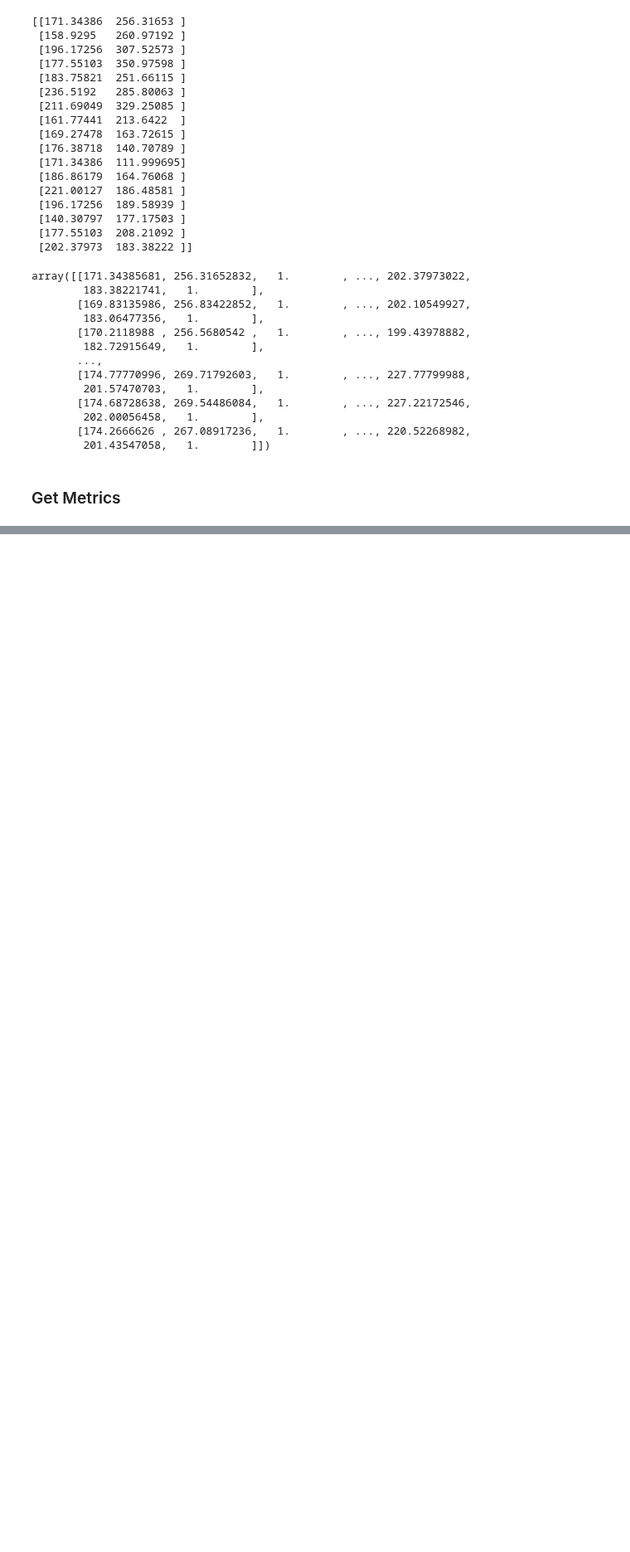
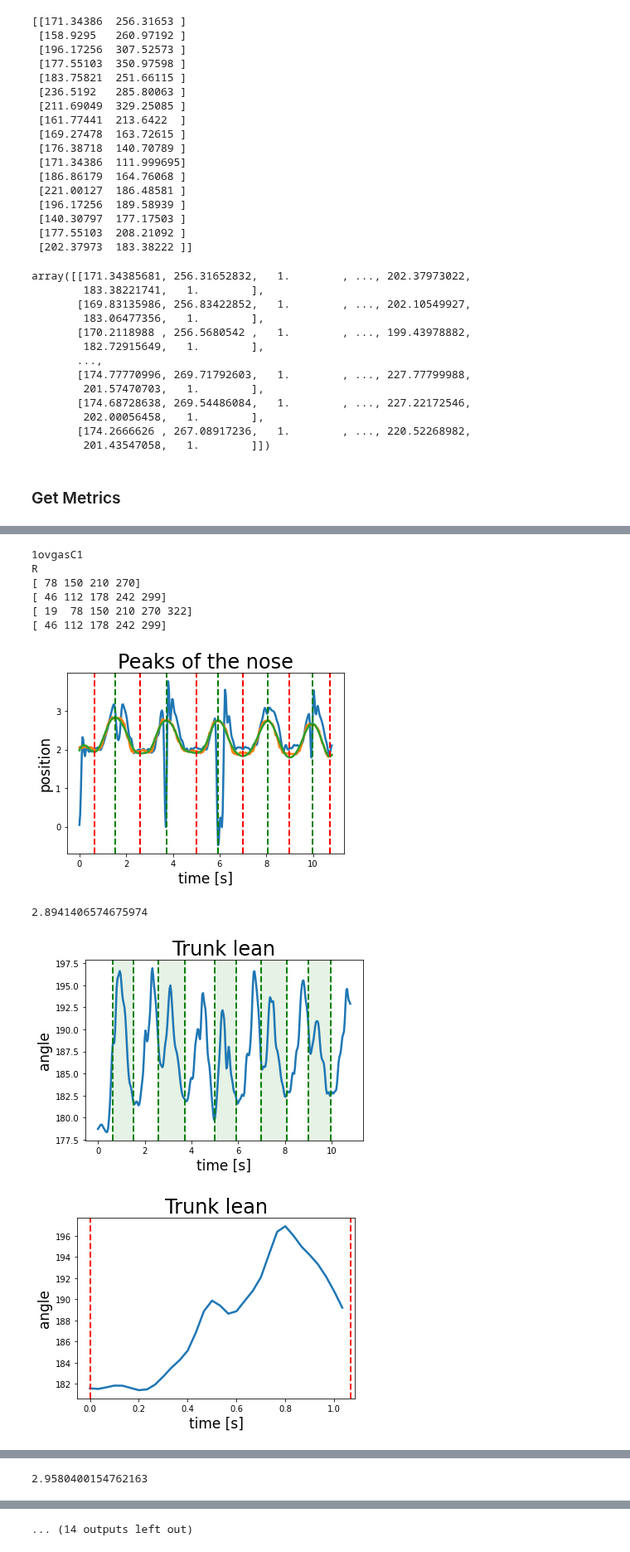
Before and after one commit to amandaliusa/cs231n, a Jupyter notebook: analysis/GetMetricsPoseformer.ipynb, the cells around one changed output, grey strips where cells are left out. Shown at 83% size. Saved outputs shown, nothing was run; the diff lists cells and outputs as text; code cells hidden in the pictures; blank space fills up the shorter version.

```diff
--- a/analysis/GetMetricsPoseformer.ipynb
+++ b/analysis/GetMetricsPoseformer.ipynb
@@ -90,0 +115,4 @@ IndexError: index 66 is out of bounds for axis 1 with size 60
+# %%
+# Get a list of all subjects
+subjects = os.listdir("{}/pretrained_models/poseformer/".format(homedir))
+subjects
@@ -90,0 +128,39 @@ IndexError: index 66 is out of bounds for axis 1 with size 60
+# %%
+skipped = []
+all_res = []
+
+# Convert frames to a numpy array
+for subjectid in subjects:
+    print(subjectid)
+    try:
+        if (subjectid != "kunkun" and os.path.isdir("{}/pretrained_models/poseformer/{}".format(homedir, subjectid))):
+            processed_npz_path="{}/pretrained_models/poseformer/{}/input_2D/".format(homedir, subjectid)
+            res = np.load("{}/keypoints.npz".format(processed_npz_path))['reconstruction']
+            res = np.reshape(res, (res.shape[1], res.shape[2], res.shape[3]))
+
+            reshaped_res = np.ones((res.shape[0], num_joints * 3))
+            mask_x = [i for i in range(0, num_joints*3, 3)]
+            mask_y = [i+1 for i in range(0, num_joints*3, 3)]
+            reshaped_res[:,mask_x] = res[:,:,0]
+            reshaped_res[:,mask_y] = res[:,:,1]
+
+            results = process_subject_poseformer(subjectid, reshaped_res, framerate=30, show_plots=True)
+            all_res.append(results)
+    except Exception as e:
+        traceback.print_exc()
+        skipped.append(subjectid)
+        print("Skipped " + subjectid)
+        continue
+
+print(skipped)
+# %% [output]
+1ovgasC1
+R
+[ 78 150 210 270]
+[ 46 112 178 242 299]
+[ 19  78 150 210 270 322]
+[ 46 112 178 242 299]
+[figure, added]
+2.8941406574675974
+[figure, added]
+[figure, added]
@@ -90,0 +184 @@ IndexError: index 66 is out of bounds for axis 1 with size 60
+2.9580400154762163
@@ -90,0 +186 @@ IndexError: index 66 is out of bounds for axis 1 with size 60
+... (14 outputs left out)
```
Also changed, not shown: parts of 7 cells of this notebook, 2 other files.
